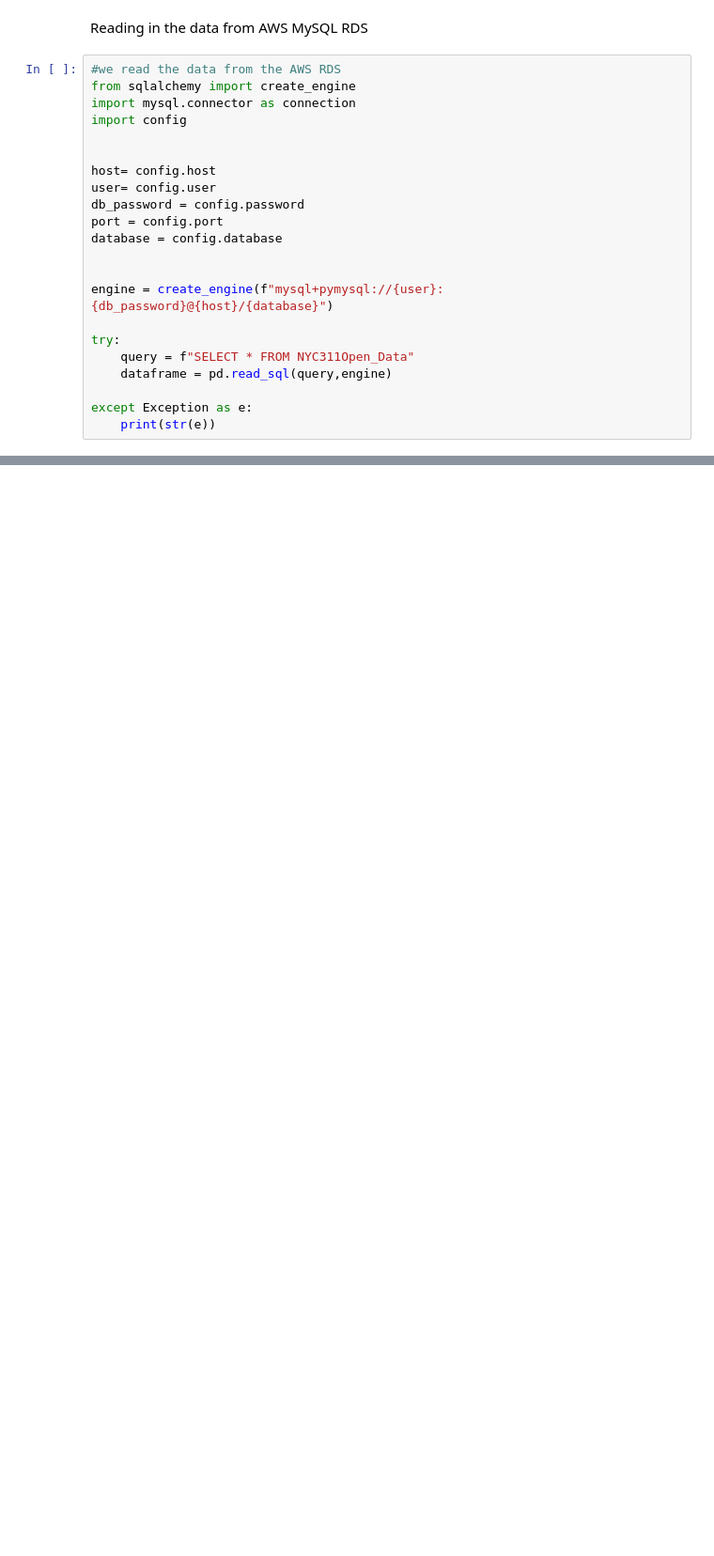
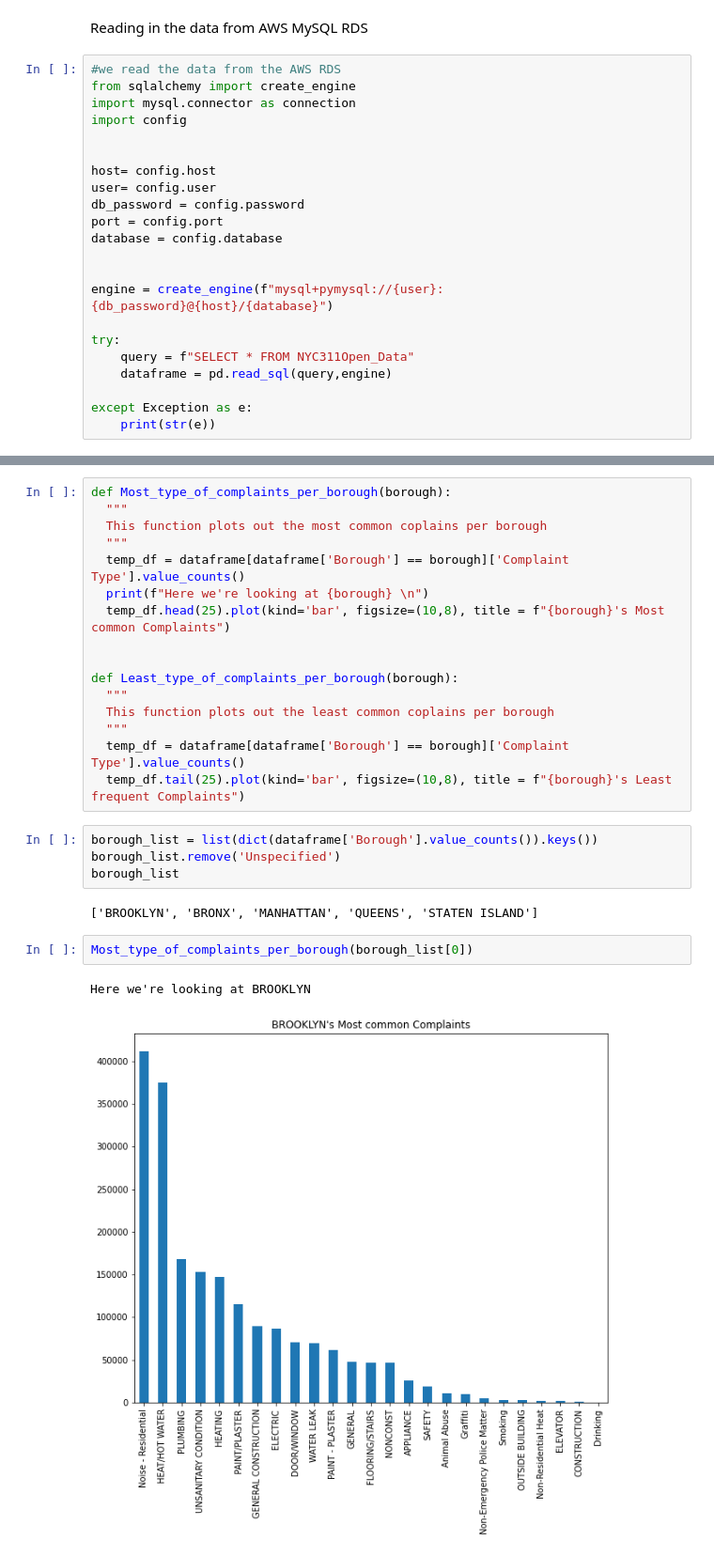
Before and after one commit to kkrusere/Developing-a-Score-to-Measure-Riskiness-of-Residential-Properties-Insurance, a Jupyter notebook: exploratory_data_analysis.ipynb, the cells around one changed output, grey strips where cells are left out. Shown at 94% size. Drawn from its saved outputs; the diff is of its cells as text; blank space fills up the shorter version.

```diff
--- a/exploratory_data_analysis.ipynb
+++ b/exploratory_data_analysis.ipynb
@@ -50,0 +149,27 @@ except Exception as e:
+# %%
+def Most_type_of_complaints_per_borough(borough):
+  """
+  This function plots out the most common coplains per borough
+  """
+  temp_df = dataframe[dataframe['Borough'] == borough]['Complaint Type'].value_counts()
+  print(f"Here we're looking at {borough} \n")
+  temp_df.head(25).plot(kind='bar', figsize=(10,8), title = f"{borough}'s Most common Complaints")
+
+
+def Least_type_of_complaints_per_borough(borough):
+  """
+  This function plots out the least common coplains per borough
+  """
+  temp_df = dataframe[dataframe['Borough'] == borough]['Complaint Type'].value_counts()
+  temp_df.tail(25).plot(kind='bar', figsize=(10,8), title = f"{borough}'s Least frequent Complaints")
+# %%
+borough_list = list(dict(dataframe['Borough'].value_counts()).keys())
+borough_list.remove('Unspecified')
+borough_list
+# %% [output]
+['BROOKLYN', 'BRONX', 'MANHATTAN', 'QUEENS', 'STATEN ISLAND']
+# %%
+Most_type_of_complaints_per_borough(borough_list[0])
+# %% [output]
+Here we're looking at BROOKLYN
+[figure, added]
```
Also changed, not shown: parts of 32 cells of this notebook.
